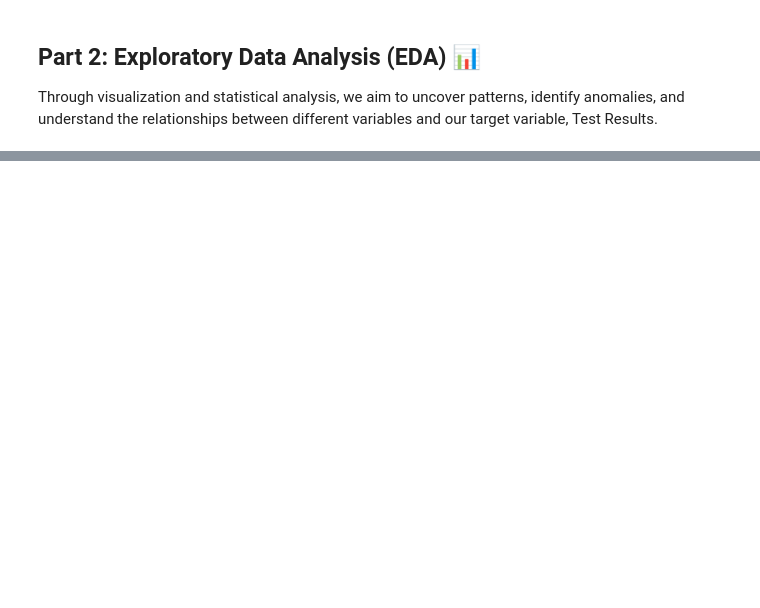
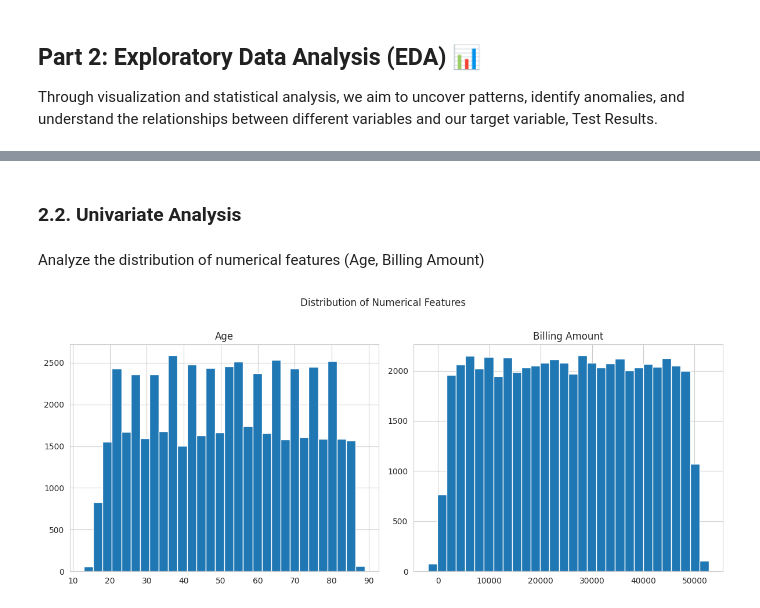
Before and after one commit to LatiefDataVisionary/healthcare-test-results-prediction, a Jupyter notebook: notebooks/notebook.ipynb, the cells around one changed output, grey strips where cells are left out. Drawn from its saved outputs; the diff is of its cells as text; code cells hidden in the pictures; blank space fills up the shorter version.

Commit message:
Part 2: Exploratory Data Analysis (EDA) 📊

```diff
--- a/notebooks/notebook.ipynb
+++ b/notebooks/notebook.ipynb
@@ -170 +172,13 @@ plt.show()
+# %% [markdown]
+### **2.2. Univariate Analysis**
+# %% [markdown]
+Analyze the distribution of numerical features (Age, Billing Amount)
+# %%
+numerical_features = ['Age', 'Billing Amount']
+df[numerical_features].hist(figsize=(12, 5), bins=30)
+plt.suptitle('Distribution of Numerical Features', y=1.02)
+plt.tight_layout()
+plt.show()
+# %% [output]
+[figure, added]
 # %%
```
Also changed, not shown: parts of 5 cells of this notebook.
